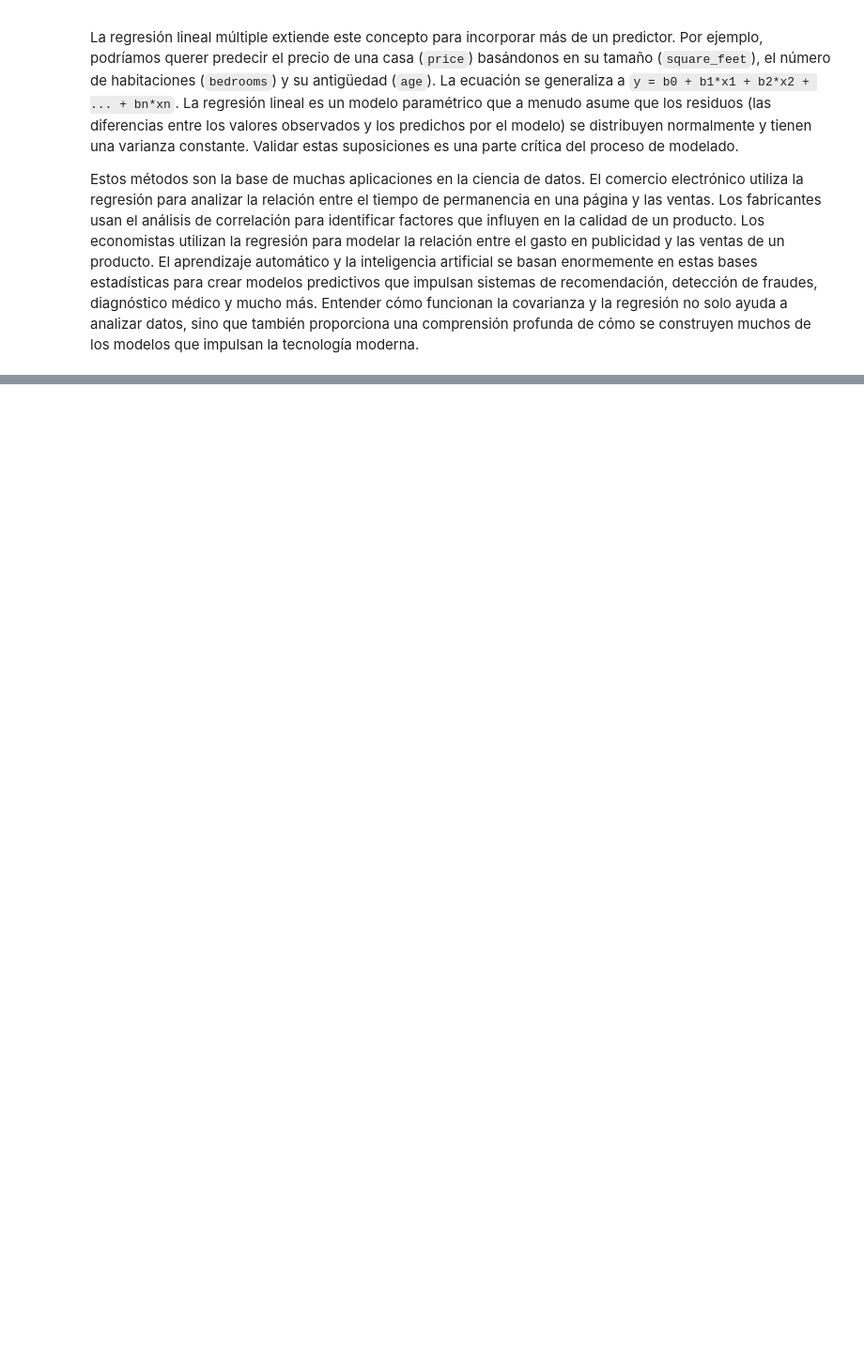
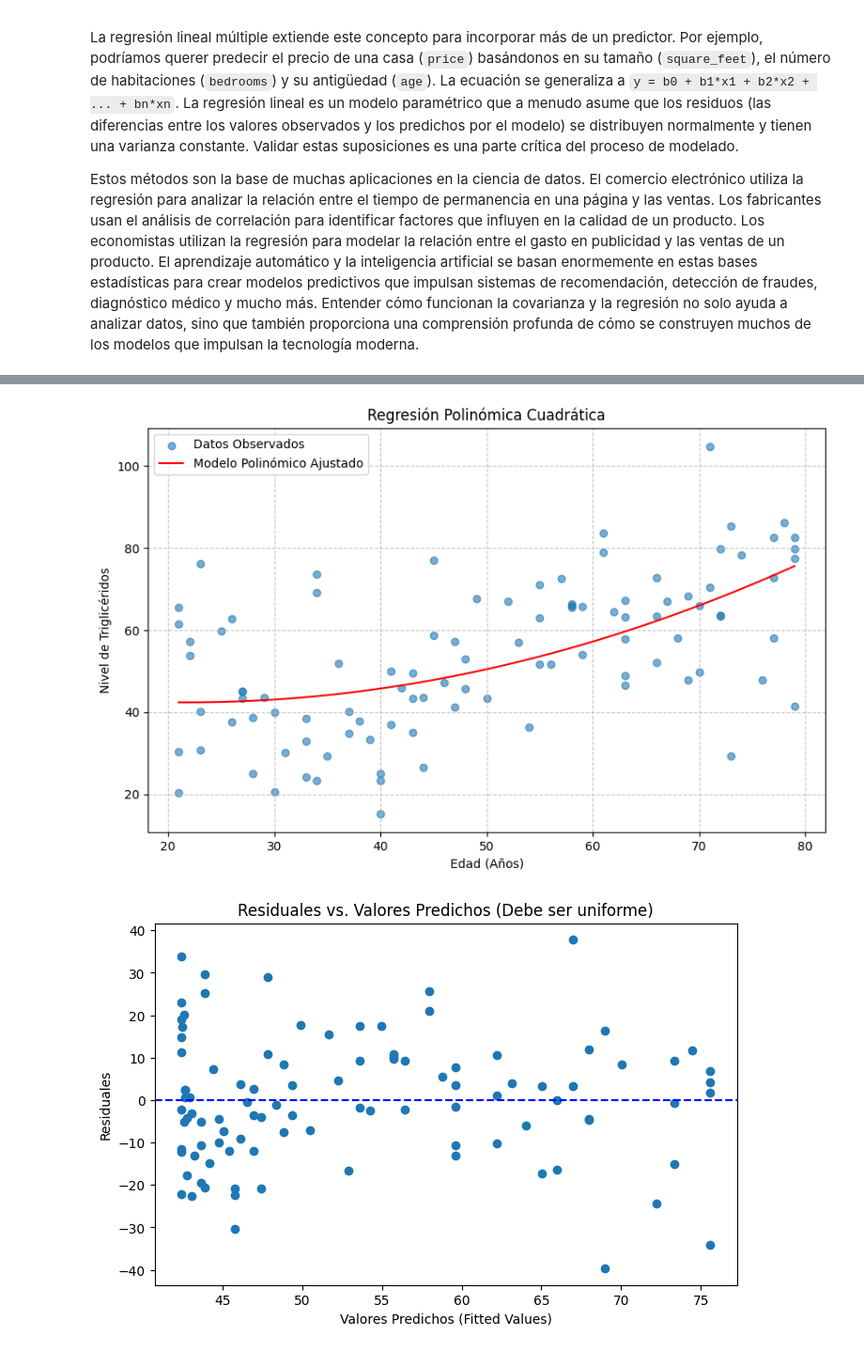
Before and after one commit to paranedagarcia/Cienciadedatos, a Jupyter notebook: 2.Estadistica/4.Analisis_predictivo.ipynb, the cells around one changed output, grey strips where cells are left out. Shown at 94% size. Saved outputs shown, nothing was run; the diff lists cells and outputs as text; code cells hidden in the pictures; blank space fills up the shorter version.

```diff
--- a/2.Estadistica/4.Analisis_predictivo.ipynb
+++ b/2.Estadistica/4.Analisis_predictivo.ipynb
@@ -26,0 +174,67 @@ Estos métodos son la base de muchas aplicaciones en la ciencia de datos. El com
+# %%
+
+import numpy as np
+import pandas as pd
+import statsmodels.api as sm
+import matplotlib.pyplot as plt
+
+# Datos de ejemplo
+# Usaremos datos ficticios que muestran una relación curva con la edad.
+np.random.seed(42)
+edad = np.random.randint(20, 80, 100)
+# Creamos la edad al cuadrado (la variable polinómica)
+edad_cuadrado = edad**2
+
+# Relación: Triglicéridos = a + b1*edad + b2*edad^2 + error
+# Donde la relación con edad^2 es positiva para simular una curva.
+trigliceridos = 50 - 0.5 * edad + 0.01 * edad_cuadrado + np.random.normal(0, 15, 100)
+
+# Crear DataFrame y definir variables
+data = pd.DataFrame({'Edad': edad, 'Edad_Cuadrado': edad_cuadrado, 'Trigliceridos': trigliceridos})
+
+# Definir predictores (X) y respuesta (Y)
+# Note que incluimos tanto Edad como Edad_Cuadrado
+X = data[['Edad', 'Edad_Cuadrado']]
+Y = data['Trigliceridos']
+
+# Añadir la constante (Intercepto, β0)
+X = sm.add_constant(X)
+
+# Ajuste del modelo de Regresión Polinómica (MLRM)
+modelo_polinomico = sm.OLS(Y, X).fit()
+
+print("--- Resumen del Modelo de Regresión Polinómica (Cuadrático) ---")
+print(modelo_polinomico.summary())
+
+# --- Visualización de la Curva Ajustada ---
+# Generar puntos para dibujar la curva
+x_fit = np.linspace(edad.min(), edad.max(), 100)
+X_fit = pd.DataFrame({'Edad': x_fit, 'Edad_Cuadrado': x_fit**2})
+X_fit = sm.add_constant(X_fit, has_constant='add')
+
+y_pred = modelo_polinomico.predict(X_fit)
+
+plt.figure(figsize=(10, 6))
+plt.scatter(data['Edad'], data['Trigliceridos'], label='Datos Observados', alpha=0.6)
+plt.plot(x_fit, y_pred, color='red', label='Modelo Polinómico Ajustado')
+plt.xlabel('Edad (Años)')
+plt.ylabel('Nivel de Triglicéridos')
+plt.title('Regresión Polinómica Cuadrática')
+plt.legend()
+plt.grid(True, linestyle='--', alpha=0.7)
+plt.show()
+
+# --- Análisis de Residuales para Linealidad ---
+# Un residual plot plano (distribución uniforme alrededor de cero)
+# es un buen indicador de que el modelo polinómico capturó la no-linealidad.
+residuales = modelo_polinomico.resid
+predichos = modelo_polinomico.fittedvalues
+
+plt.figure(figsize=(8, 5))
+plt.scatter(predichos, residuales)
+plt.axhline(0, color='blue', linestyle='--')
+plt.xlabel('Valores Predichos (Fitted Values)')
+plt.ylabel('Residuales')
+plt.title('Residuales vs. Valores Predichos (Debe ser uniforme)')
+plt.show()
+# %% [output]
@@ -26,0 +258,2 @@ Estos métodos son la base de muchas aplicaciones en la ciencia de datos. El com
+[figure, added]
+[figure, added]
```
Also changed, not shown: parts of 5 cells of this notebook, 2 other files.
